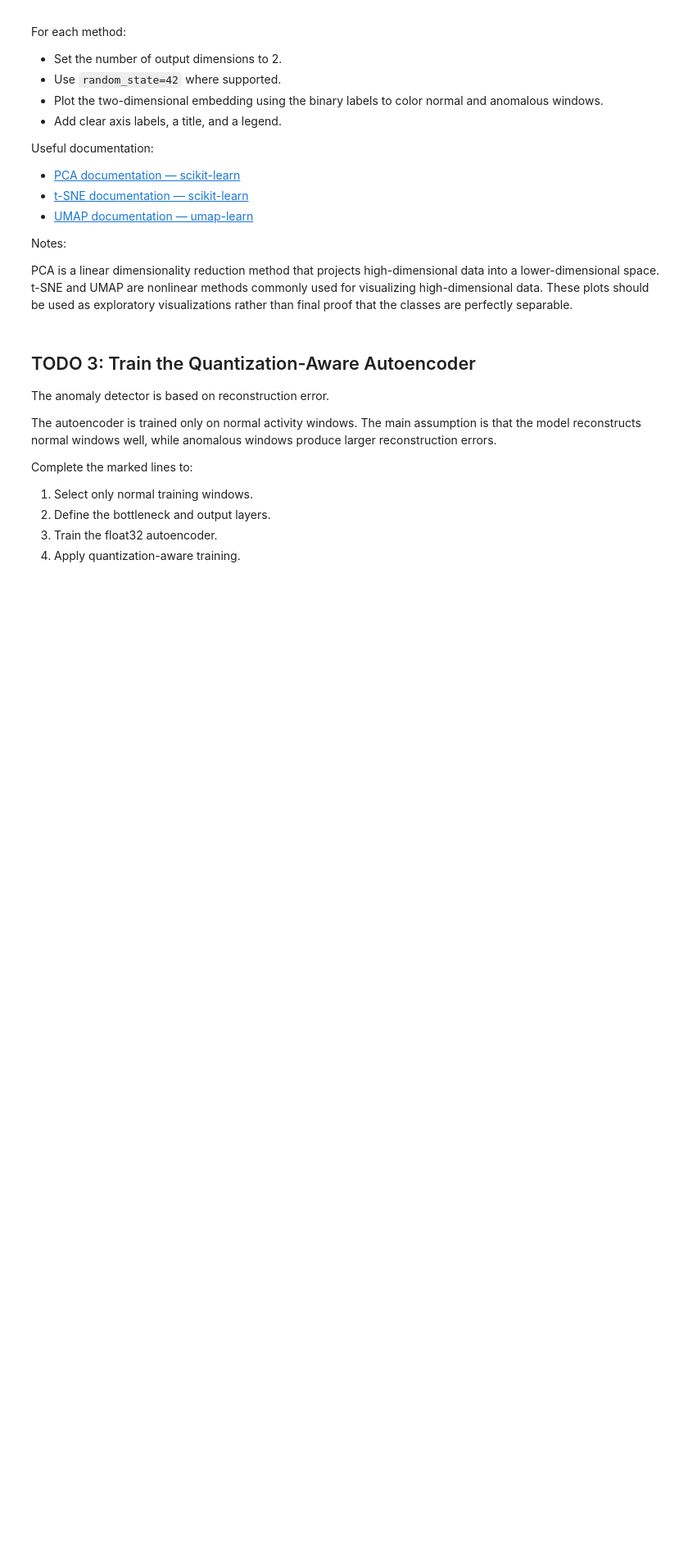
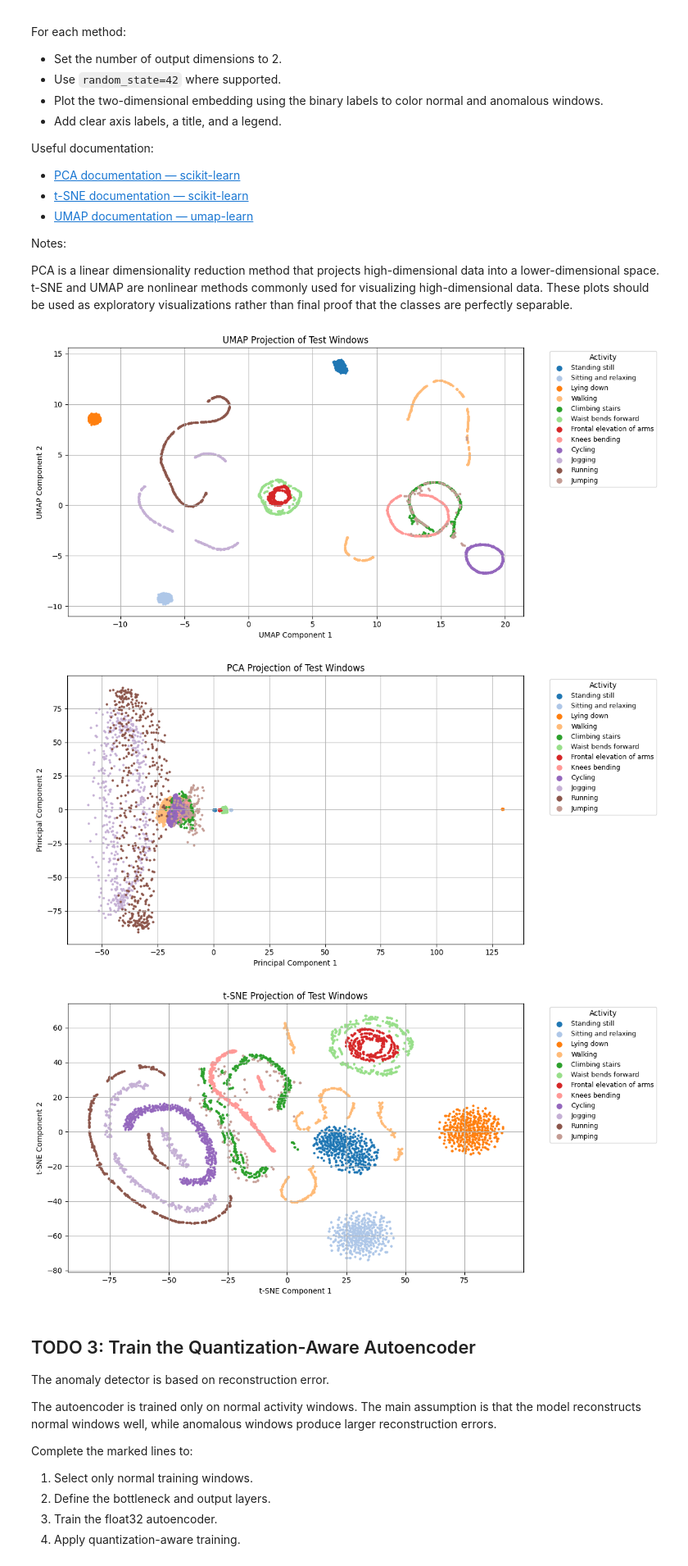
Before and after one commit to nhl01/EE446Labs, a Jupyter notebook: Lab6_TinyML_Anomaly_Detection/TinyML_Lab6.ipynb, the cells around one changed output. Shown at 82% size. Saved outputs shown, nothing was run; the diff lists cells and outputs as text; code cells hidden in the pictures; blank space fills up the shorter version.

```diff
--- a/Lab6_TinyML_Anomaly_Detection/TinyML_Lab6.ipynb
+++ b/Lab6_TinyML_Anomaly_Detection/TinyML_Lab6.ipynb
@@ -148,9 +168,9 @@ if not DATA_PATH.exists():
 # Load dataset
 df = pd.read_csv(DATA_PATH, sep="\t", header=None)
 
-# TODO 1A: Select the left ankle accelerometer columns and label column.
-FEATURE_COLUMNS = None  # Example format: [col_1, col_2, col_3]
-LABEL_COLUMN = None
+# Select the left ankle accelerometer columns and label column.
+FEATURE_COLUMNS = [6, 7, 8]  # Example format: [col_1, col_2, col_3]
+LABEL_COLUMN = 23
 
 if FEATURE_COLUMNS is None or LABEL_COLUMN is None:
     raise NotImplementedError("Complete TODO 1A: set FEATURE_COLUMNS and LABEL_COLUMN.")
@@ -183,8 +203,8 @@ def create_windows(sequence, label, window_size=WINDOW_SIZE, stride=STRIDE):
     labels = []
 
     for start in range(0, len(sequence) - window_size + 1, stride):
-        # TODO 1B: Extract a 100 x 3 window and flatten it into a 300-dimensional vector.
-        window = None
+        # Extract a 100 x 3 window and flatten it into a 300-dimensional vector.
+        window = sequence[start:start+window_size].flatten()
 
         if window is None:
             raise NotImplementedError("Complete TODO 1B: create and flatten each sensor window.")
@@ -219,9 +239,9 @@ X_test = np.asarray(X_test_windows, dtype=np.float32)
 y_train = np.asarray(y_train_labels, dtype=np.int32)
 y_test = np.asarray(y_test_labels, dtype=np.int32)
 
-# TODO 1C: Define the normal activity labels for this lab.
+# Define the normal activity labels for this lab.
 # Normal group: standing, sitting, lying down, waist bends, frontal arm elevation, and knees bending.
-NORMAL_LABELS = None
+NORMAL_LABELS = [0, 1, 2, 5, 6, 7]
 
 if NORMAL_LABELS is None:
     raise NotImplementedError("Complete TODO 1C: define NORMAL_LABELS.")
@@ -325,37 +352,41 @@ Notes:
 
 PCA is a linear dimensionality reduction method that projects high-dimensional data into a lower-dimensional space. t-SNE and UMAP are nonlinear methods commonly used for visualizing high-dimensional data. These plots should be used as exploratory visualizations rather than final proof that the classes are perfectly separable.
 # %%
-# TODO 2: Generate UMAP, PCA, and t-SNE projections.
+# Generate UMAP, PCA, and t-SNE projections.
 
 umap_model = umap.UMAP(
     n_neighbors=15,
     min_dist=0.1,
     n_components=2,
     random_state=42,
 )
 
-# TODO 2A: Fit UMAP on X_vis.
-X_umap = None
+# Fit UMAP on X_vis.
+X_umap = umap_model.fit_transform(X_vis)
 
-# TODO 2B: Fit PCA with two components on X_vis.
-X_pca = None
+# Fit PCA with two components on X_vis.
+X_pca = PCA(n_components=2).fit_transform(X_vis)
 
-# TODO 2C: Fit t-SNE with two components on X_vis.
+# Fit t-SNE with two components on X_vis.
 tsne_kwargs = dict(
     n_components=2,
     perplexity=30,
     learning_rate=300,
     random_state=42,
 )
-
-X_tsne = None
+tsne = TSNE(**tsne_kwargs)
+X_tsne = tsne.fit_transform(X_vis)
 
 if X_umap is None or X_pca is None or X_tsne is None:
     raise NotImplementedError("Complete TODO 2: generate X_umap, X_pca, and X_tsne.")
 
 plot_2d_projection(X_umap, "UMAP Projection of Test Windows", "UMAP Component 1", "UMAP Component 2")
 plot_2d_projection(X_pca, "PCA Projection of Test Windows", "Principal Component 1", "Principal Component 2")
 plot_2d_projection(X_tsne, "t-SNE Projection of Test Windows", "t-SNE Component 1", "t-SNE Component 2")
+# %% [output]
+[figure, added]
+[figure, added]
+[figure, added]
 # %% [markdown]
 ## TODO 3: Train the Quantization-Aware Autoencoder
 
```
Also changed, not shown: parts of 9 cells of this notebook, 4 other files.
